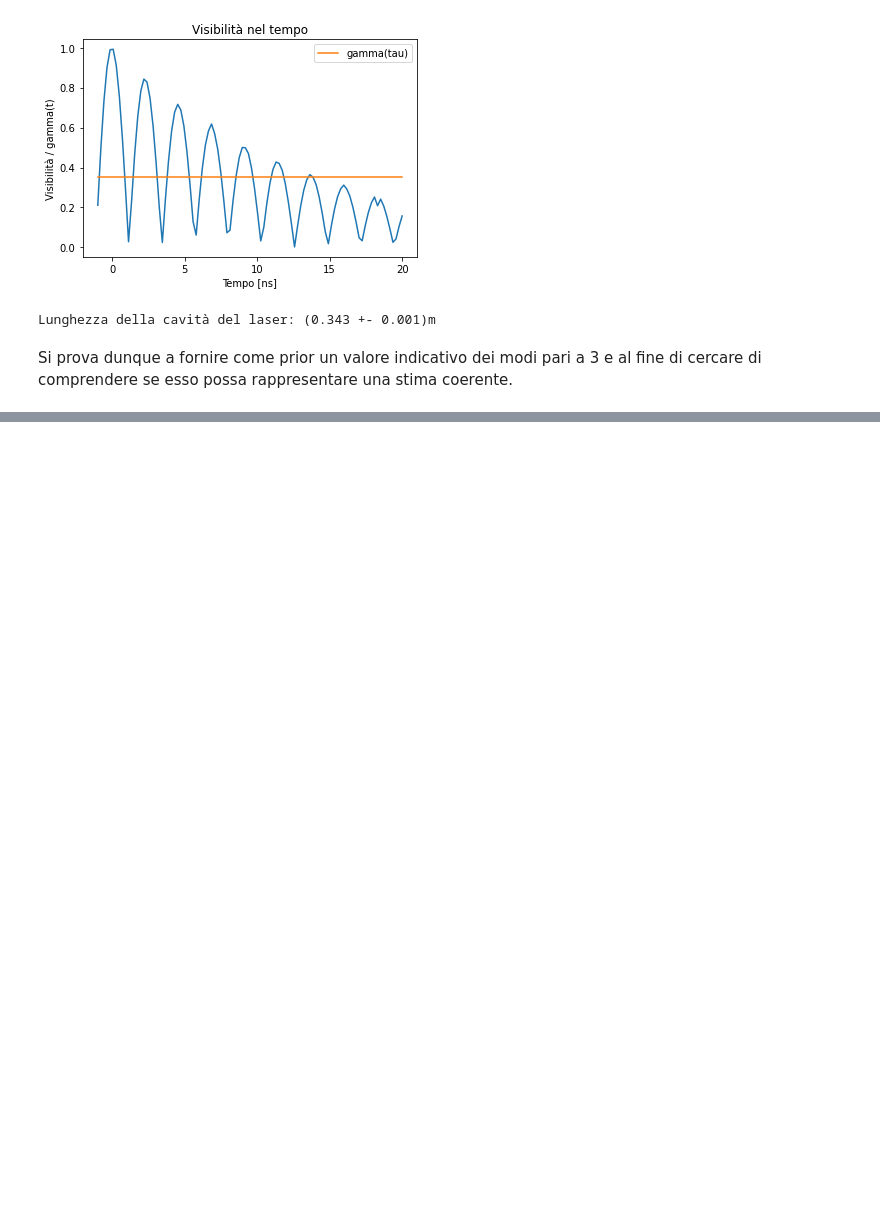
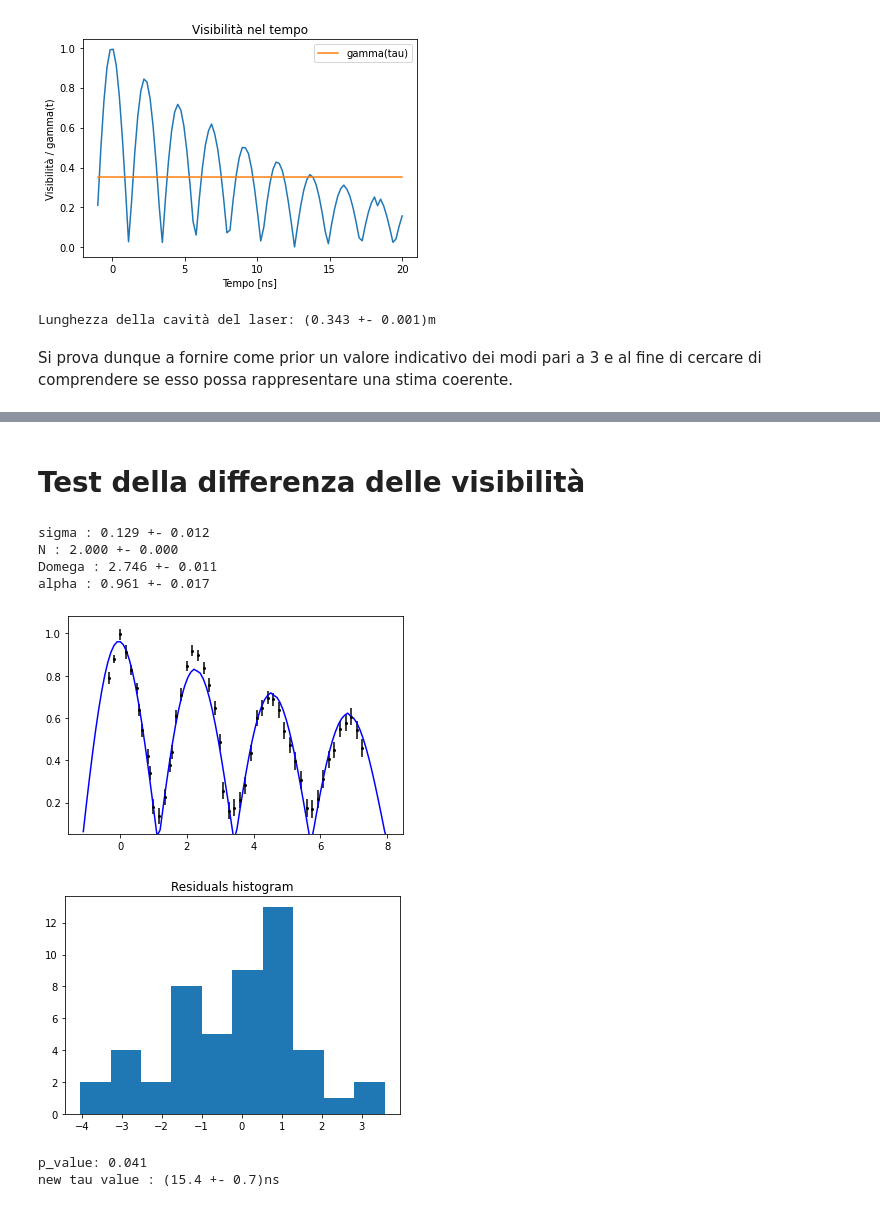
Before and after one commit to Unoaccaso/lab_projects, a Jupyter notebook: interferometro_michelson.ipynb, the cells around one changed output, grey strips where cells are left out. Cells and saved outputs as stored; diff of their text form; code cells hidden in the pictures; blank space fills up the shorter version.

```diff
--- a/interferometro_michelson.ipynb
+++ b/interferometro_michelson.ipynb
@@ -201,2 +201,32 @@ Domega : 2.750 +- 0.019
 p_value: 0.000
 <scipy.odr.odrpack.Output at 0x...>
+# %% [markdown]
+# Test della differenza delle visibilità
+# %%
+def rs(par, t):
+    sigma = par[0]
+    N = par[1]
+    Domega = par[2]
+    alpha = par[3]
+    y = alpha*np.exp(-sigma*t/2)/N*np.abs(np.sin(N*Domega*t/2)/np.sin(Domega*t/2))
+    #y = np.exp(-sigma*t/2)/N*np.abs(np.sin(N*Domega*t/2)/np.sin(Domega*t/2))
+    #y = alpha*(1-t/2*sigma)*1/N*np.abs(np.sin(N*Domega*t/2)/np.sin(Domega*t/2))
+    return y
+fitted = fit(rs, x = data['tempo [ns]'], y = data['Visibilità'], sy = data['sigma[V]'], sx = data['sigma[t] [ns]'],
+    par0 = [0.15, 2, 2.5, 50],
+    par_names=['sigma', 'N', 'Domega', 'alpha'], xres=100)
+
+par = fitted.beta
+par_s = fitted.sd_beta
+tau = 2/par[0]
+stau = par_s[0]/(par[0]*par[0])
+print(f'new tau value : ({tau:.1f} +- {stau:.1f})ns')
+# %% [output]
+sigma : 0.129 +- 0.012
+N : 2.000 +- 0.000
+Domega : 2.746 +- 0.011
+alpha : 0.961 +- 0.017
+[figure, added]
+[figure, added]
+p_value: 0.041
+new tau value : (15.4 +- 0.7)ns
```
Also changed, not shown: parts of 5 cells of this notebook.
